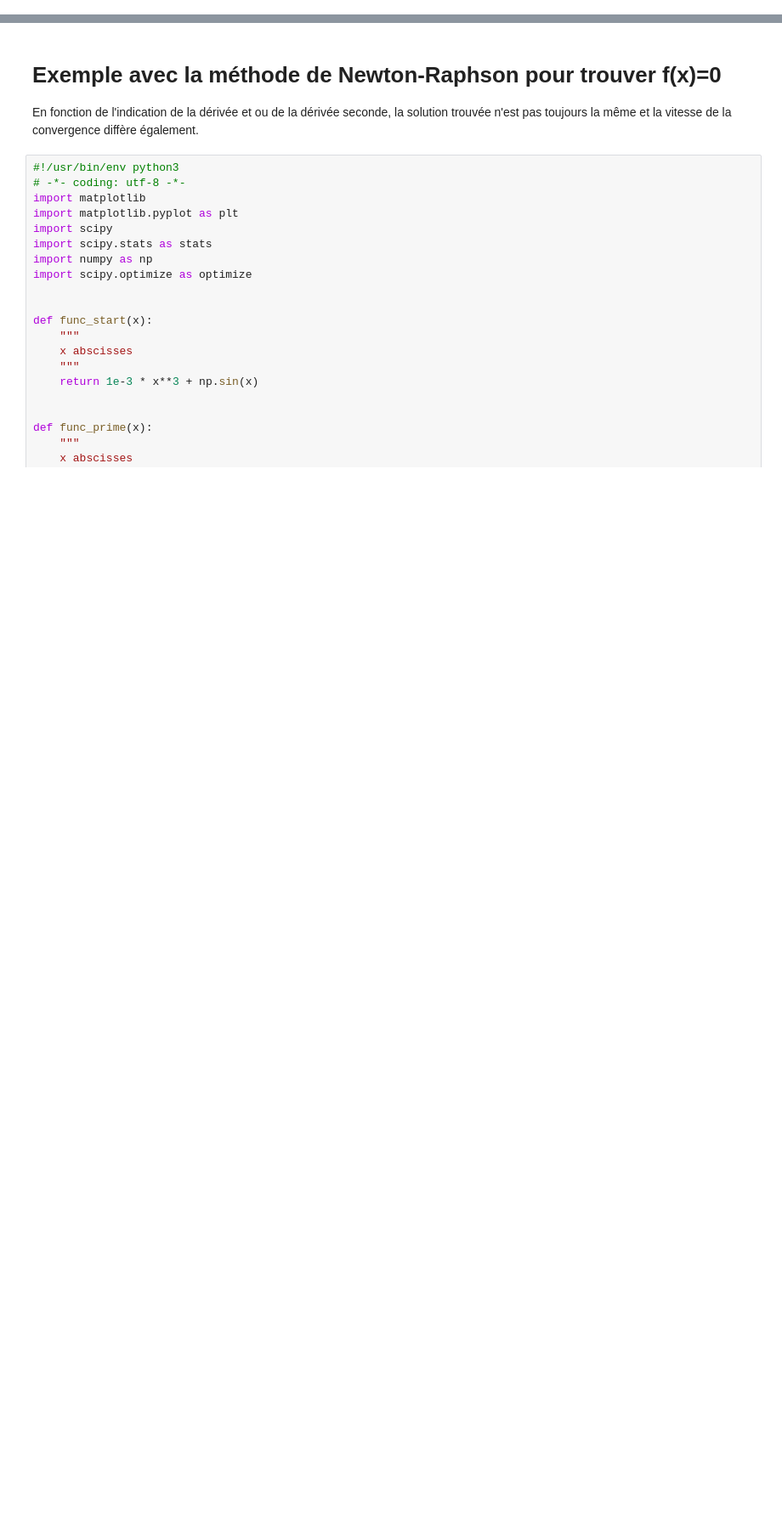
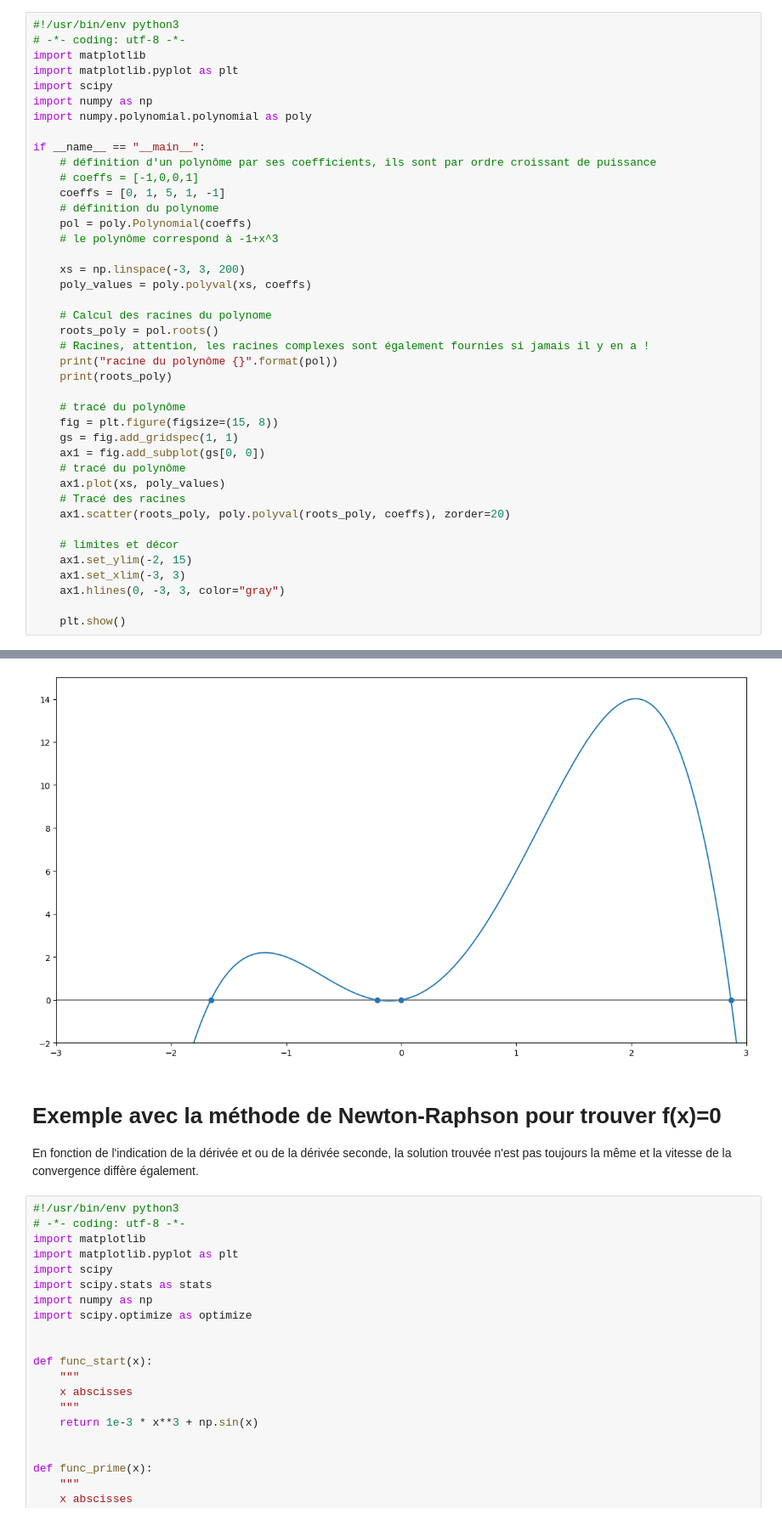
Before and after one commit to MartinVerot/ONP, a Jupyter notebook: exo/ch9-root-finding.ipynb, the cells around one changed output, grey strips where cells are left out. Shown at 85% size. Cells and saved outputs as stored; diff of their text form; blank space fills up the shorter version.

Commit message:
racines polynome

```diff
--- a/exo/ch9-root-finding.ipynb
+++ b/exo/ch9-root-finding.ipynb
@@ -0,0 +3,42 @@
+# %%
+#!/usr/bin/env python3
+# -*- coding: utf-8 -*-
+import matplotlib
+import matplotlib.pyplot as plt
+import scipy
+import numpy as np
+import numpy.polynomial.polynomial as poly
+
+if __name__ == "__main__":
+    # définition d'un polynôme par ses coefficients, ils sont par ordre croissant de puissance
+    # coeffs = [-1,0,0,1]
+    coeffs = [0, 1, 5, 1, -1]
+    # définition du polynome
+    pol = poly.Polynomial(coeffs)
+    # le polynôme correspond à -1+x^3
+
+    xs = np.linspace(-3, 3, 200)
+    poly_values = poly.polyval(xs, coeffs)
+
+    # Calcul des racines du polynome
+    roots_poly = pol.roots()
+    # Racines, attention, les racines complexes sont également fournies si jamais il y en a !
+    print("racine du polynôme {}".format(pol))
+    print(roots_poly)
+
+    # tracé du polynôme
+    fig = plt.figure(figsize=(15, 8))
+    gs = fig.add_gridspec(1, 1)
+    ax1 = fig.add_subplot(gs[0, 0])
+    # tracé du polynôme
+    ax1.plot(xs, poly_values)
+    # Tracé des racines
+    ax1.scatter(roots_poly, poly.polyval(roots_poly, coeffs), zorder=20)
+
+    # limites et décor
+    ax1.set_ylim(-2, 15)
+    ax1.set_xlim(-3, 3)
+    ax1.hlines(0, -3, 3, color="gray")
+
+    plt.show()
+# %% [output]
@@ -1,3 +47,4 @@
+[figure, added]
 # %% [markdown]
 # Exemple avec la méthode de Newton-Raphson pour trouver f(x)=0
 
```
Also changed, not shown: parts of 2 cells of this notebook.
